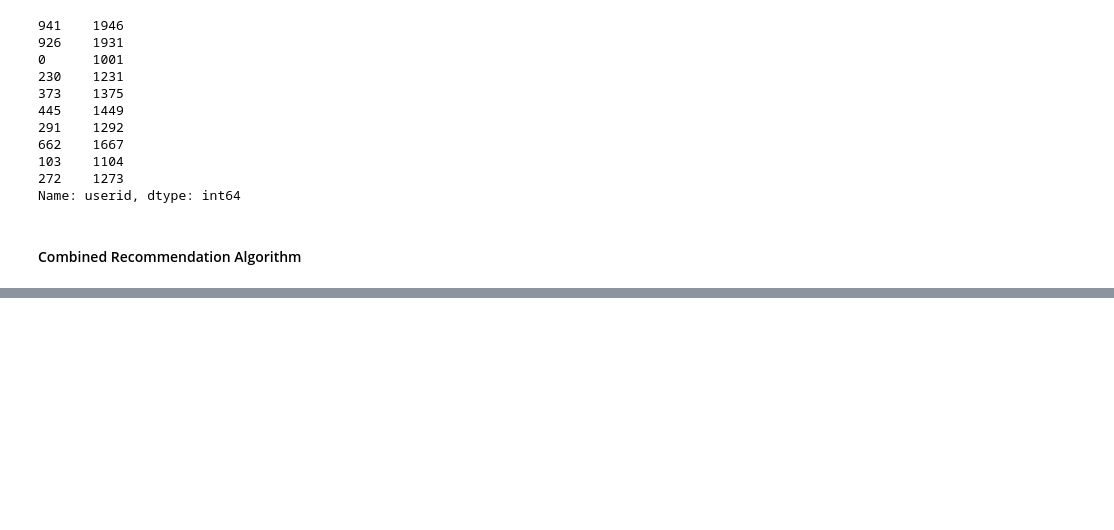
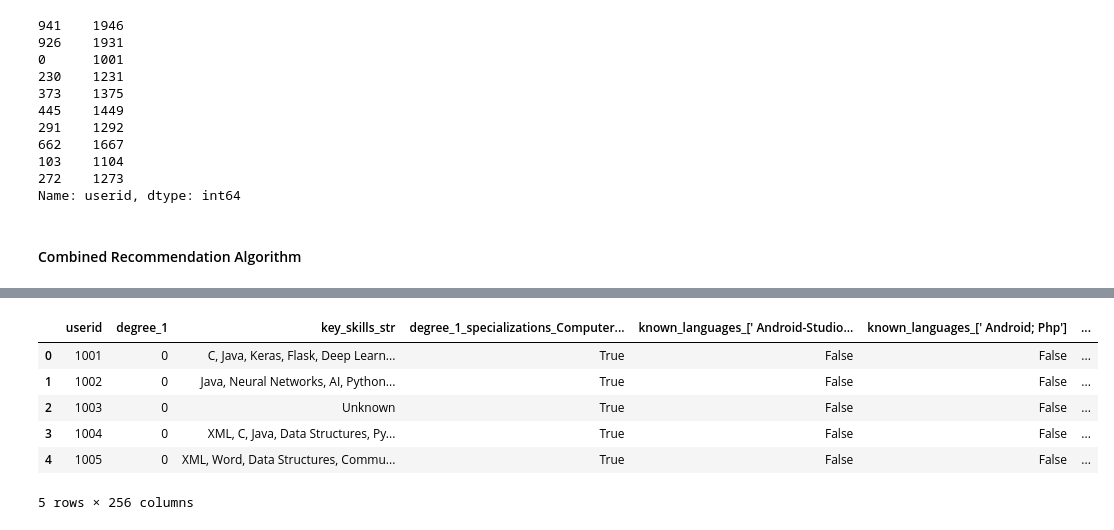
Before and after one commit to janiceXerri21/JaniceXerri_FYP_PCRS_VRLE_2024, a Jupyter notebook: TestingContentBased.ipynb, the cells around one changed output, grey strips where cells are left out. Cells and saved outputs as stored; diff of their text form; code cells hidden in the pictures; blank space fills up the shorter version.

```diff
--- a/TestingContentBased.ipynb
+++ b/TestingContentBased.ipynb
@@ -86,4 +53,0 @@ user_profile.head()
-# %%
-#encoding the user profile dataset using one-hot encoding for known_languages
-user_profile = pd.get_dummies(user_profile, columns=['known_languages'])
-user_profile.head()
@@ -100,4 +53,0 @@ user_profile.head()
-# %%
-#encoding the course dataset using  label encoding for degree_1
-courses['degree_1'] = le.fit_transform(courses['degree_1'])
-courses.head()
@@ -111,4 +53,0 @@ courses.head()
-# %%
-#encoding the course dataset using one-hot encoding for degree_1_specializations
-courses = pd.get_dummies(courses, columns=['degree_1_specializations'])
-courses.head()
@@ -122,4 +53,0 @@ courses.head()
-# %%
-#encoding the course dataset using  label encoding for campus
-courses['campus'] = le.fit_transform(courses['campus'])
-courses.head()
@@ -377,0 +306,37 @@ Previously there where two recommendation algorithms created one that recommende
+# %%
+#for user
+#creating a new dataset dataset using all the fields in the encoded data set of user profile from user_profile_ds_cb
+# Start with an empty DataFrame
+cb_user_dataset = pd.DataFrame()
+
+# Extract column names for one-hot encoded fields
+degree_specialization_columns = [col for col in user_profile.columns if 'degree_1_specializations_' in col]
+known_languages_columns = [col for col in user_profile.columns if col.startswith('known_languages_')]
+
+# Concatenate all the required columns at once
+cb_user_dataset = pd.concat([
+    user_profile[['userid', 'degree_1', 'key_skills', 'career_objective', 'key_skills_str']],
+    user_profile[degree_specialization_columns],
+    user_profile[known_languages_columns]
+], axis=1)
+
+# Alternative method without using pd.concat, directly constructing the DataFrame
+cb_user_dataset = pd.DataFrame({
+    'userid': user_profile['userid'],
+    'degree_1': user_profile['degree_1'],
+    'key_skills_str': user_profile['key_skills_str'],
+    # ... add other columns similarly
+})
+
+# Add the one-hot encoded columns
+for column in degree_specialization_columns + known_languages_columns:
+    cb_user_dataset[column] = user_profile[column]
+cb_user_dataset.head()
+# %% [output]
+|  | userid | degree_1 | key_skills_str | degree_1_specializations_Computer... | known_languages_[' Android-Studio... | known_languages_[' Android; Php'] | ... |
+| 0 | 1001 | 0 | C, Java, Keras, Flask, Deep Learn... | True | False | False | ... |
+| 1 | 1002 | 0 | Java, Neural Networks, AI, Python... | True | False | False | ... |
+| 2 | 1003 | 0 | Unknown | True | False | False | ... |
+| 3 | 1004 | 0 | XML, C, Java, Data Structures, Py... | True | False | False | ... |
+| 4 | 1005 | 0 | XML, Word, Data Structures, Commu... | True | False | False | ... |
+5 rows × 256 columns
```
Also changed, not shown: parts of 18 cells of this notebook, 1 other file.
